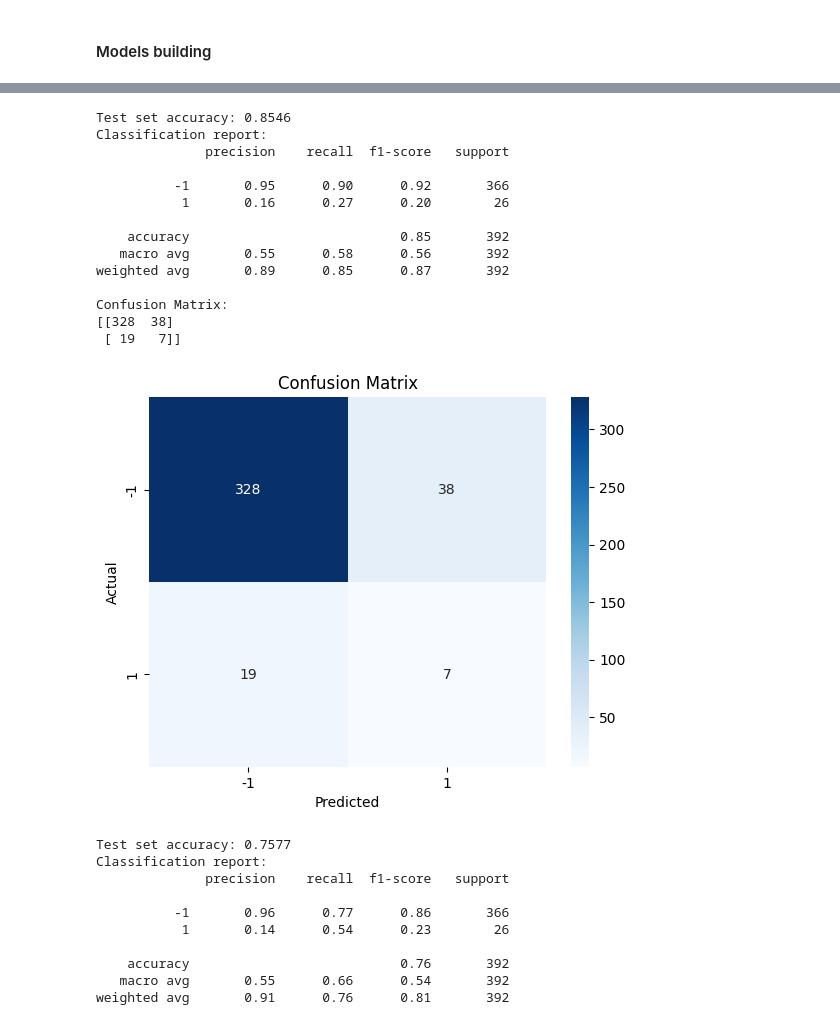
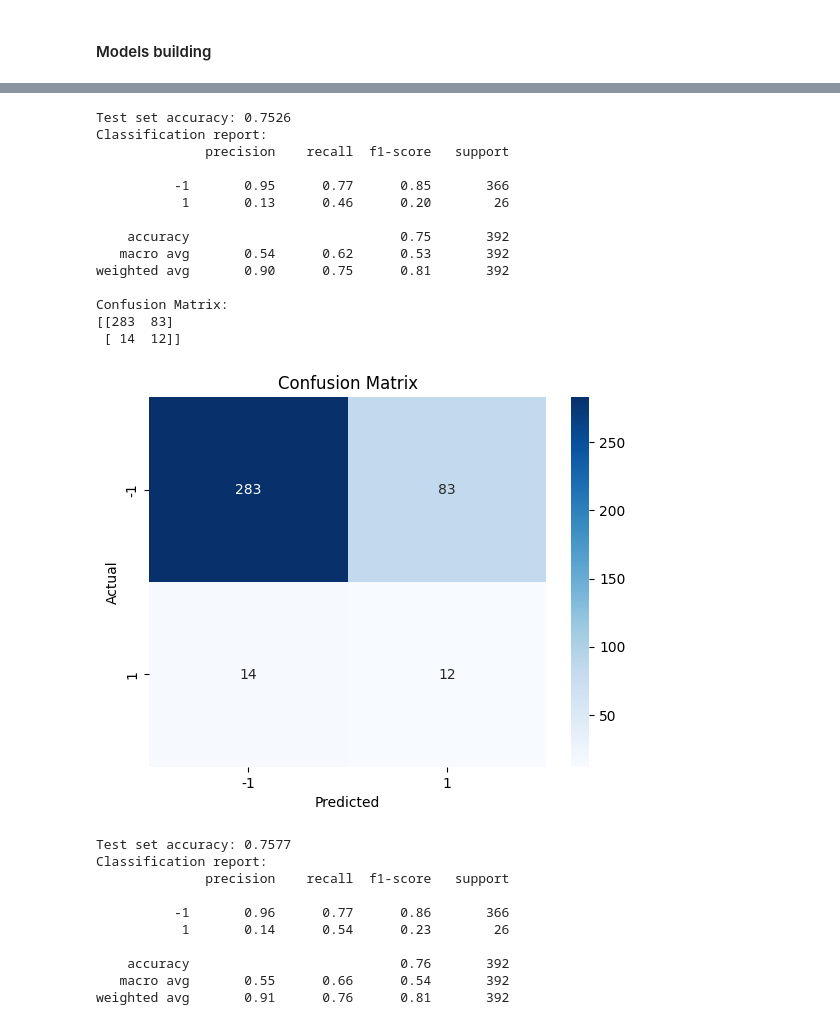
Before and after one commit to HayateSato/SECOM_Project, a Jupyter notebook: secom_file_draft_Majeed_advance1_new2.ipynb, the cells around one changed output, grey strips where cells are left out. Cells and saved outputs as stored; diff of their text form; code cells hidden in the pictures.

```diff
--- a/secom_file_draft_Majeed_advance1_new2.ipynb
+++ b/secom_file_draft_Majeed_advance1_new2.ipynb
@@ -886,7 +869,7 @@ np.float = np.float64
 np.bool = np.bool_
 
 # Define the model
-model1 = RandomForestClassifier()
+model1 = RandomForestClassifier(random_state=42,)
 
 # define Boruta feature selection method
 feat_selector = BorutaPy(model1, n_estimators='auto', verbose=2, random_state=1)
@@ -1186,10 +1169,11 @@ GaussianNB: 0.6591
 # %%
 # Train the Chosen final model
-final_model_rf = RandomForestClassifier()
+final_model_rf = RandomForestClassifier(random_state=42, max_features=500, n_estimators=300)
 final_model_rf.fit(X_train_balanced1, y_train_balanced1)
 
 # Test the model on the test set
 y_pred = final_model_rf.predict(X_test_br)
+
 test_accuracy = accuracy_score(y_test, y_pred)
 
 print(f"\nTest set accuracy: {test_accuracy:.4f}")
@@ -1229,47 +1248,47 @@ Confusion Matrix:
 # %%
 # Train the Chosen final model
-final_model2 = KNeighborsClassifier(n_neighbors=3)
-final_model2.fit(X_train_balanced1, y_train_balanced1)
+final_model3 = KNeighborsClassifier(n_neighbors=35)
+final_model3.fit(X_train_balanced1, y_train_balanced1)
 
 # Test the model on the test set
-y_pred = final_model2.predict(X_test_br)
+y_pred = final_model3.predict(X_test_br)
 
 test_accuracy = accuracy_score(y_test, y_pred)
 
 print(f"\nTest set accuracy: {test_accuracy:.4f}")
 print("Classification report:")
 print(classification_report(y_test, y_pred))
 
 # Create the confusion matrix
 conf_matrix = confusion_matrix(y_test, y_pred)
 
 # Display the confusion matrix
 print("Confusion Matrix:")
 print(conf_matrix)
 
 # Visualize the confusion matrix
 sns.heatmap(conf_matrix, annot=True, fmt='d', cmap='Blues',
             xticklabels=['-1', '1'], yticklabels=['-1', '1'])
 plt.xlabel('Predicted')
 plt.ylabel('Actual')
 plt.title('Confusion Matrix')
 plt.show()
 # %% [output]
-Test set accuracy: 0.8546
+Test set accuracy: 0.7526
 Classification report:
               precision    recall  f1-score   support
 
-          -1       0.95      0.90      0.92       366
-           1       0.16      0.27      0.20        26
+          -1       0.95      0.77      0.85       366
+           1       0.13      0.46      0.20        26
 
-    accuracy                           0.85       392
-   macro avg       0.55      0.58      0.56       392
-weighted avg       0.89      0.85      0.87       392
+    accuracy                           0.75       392
+   macro avg       0.54      0.62      0.53       392
+weighted avg       0.90      0.75      0.81       392
 
 Confusion Matrix:
-[[328  38]
- [ 19   7]]
+[[283  83]
+ [ 14  12]]
-[figure, old version]
+[figure, new version]
 # %%
 # Train the Chosen final model
 final_model2 = KNeighborsClassifier(n_neighbors=3)
```
Also changed, not shown: parts of 12 cells of this notebook.
